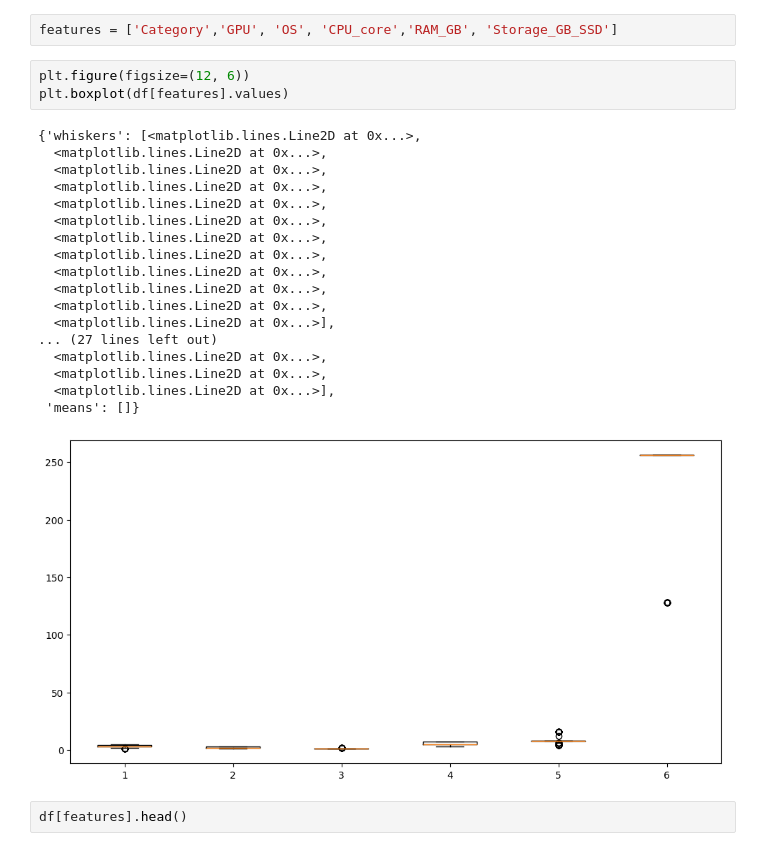
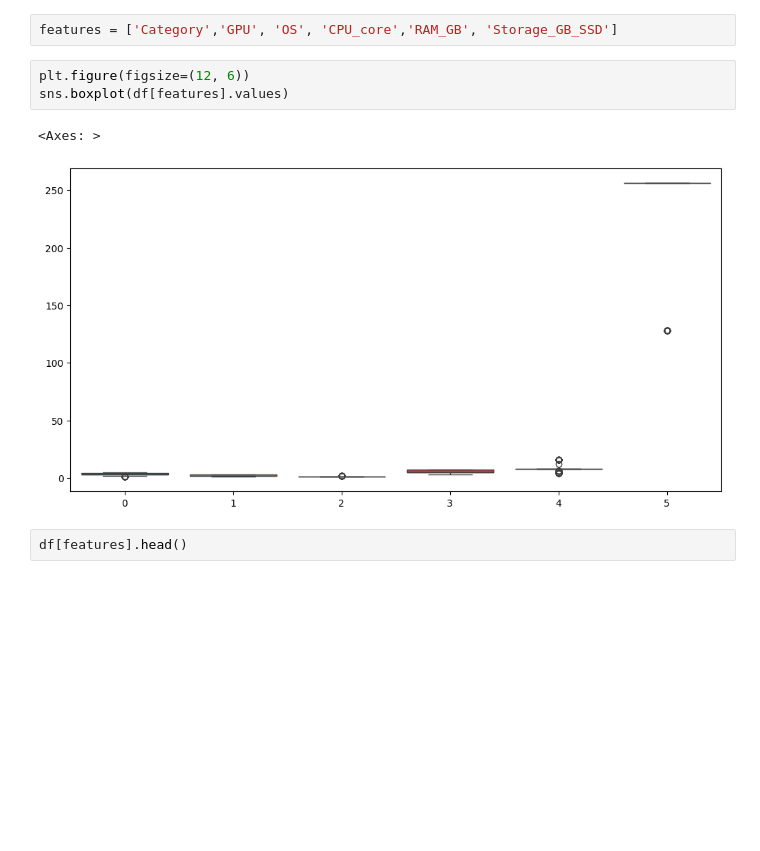
Before and after one commit to dipak1920basnet/eda_laptop_pricing, a Jupyter notebook: lab_laptop.ipynb, the cells around one changed output. Saved outputs shown, nothing was run; the diff lists cells and outputs as text; blank space fills up the shorter version.

```diff
--- a/lab_laptop.ipynb
+++ b/lab_laptop.ipynb
@@ -82,26 +82,10 @@ Index(['Manufacturer', 'Category', 'Screen', 'GPU', 'OS', 'CPU_core',
 features = ['Category','GPU', 'OS', 'CPU_core','RAM_GB', 'Storage_GB_SSD']
 # %%
 plt.figure(figsize=(12, 6))
-plt.boxplot(df[features].values)
+sns.boxplot(df[features].values)
 # %% [output]
-{'whiskers': [<matplotlib.lines.Line2D at 0x...>,
-  <matplotlib.lines.Line2D at 0x...>,
-  <matplotlib.lines.Line2D at 0x...>,
-  <matplotlib.lines.Line2D at 0x...>,
-  <matplotlib.lines.Line2D at 0x...>,
-  <matplotlib.lines.Line2D at 0x...>,
-  <matplotlib.lines.Line2D at 0x...>,
-  <matplotlib.lines.Line2D at 0x...>,
-  <matplotlib.lines.Line2D at 0x...>,
-  <matplotlib.lines.Line2D at 0x...>,
-  <matplotlib.lines.Line2D at 0x...>,
-  <matplotlib.lines.Line2D at 0x...>],
-... (27 lines left out)
-  <matplotlib.lines.Line2D at 0x...>,
-  <matplotlib.lines.Line2D at 0x...>,
-  <matplotlib.lines.Line2D at 0x...>],
- 'means': []}
+<Axes: >
-[figure, old version]
+[figure, new version]
 # %%
 df[features].head()
 # %% [output]
```
Also changed, not shown: parts of 5 cells of this notebook.
